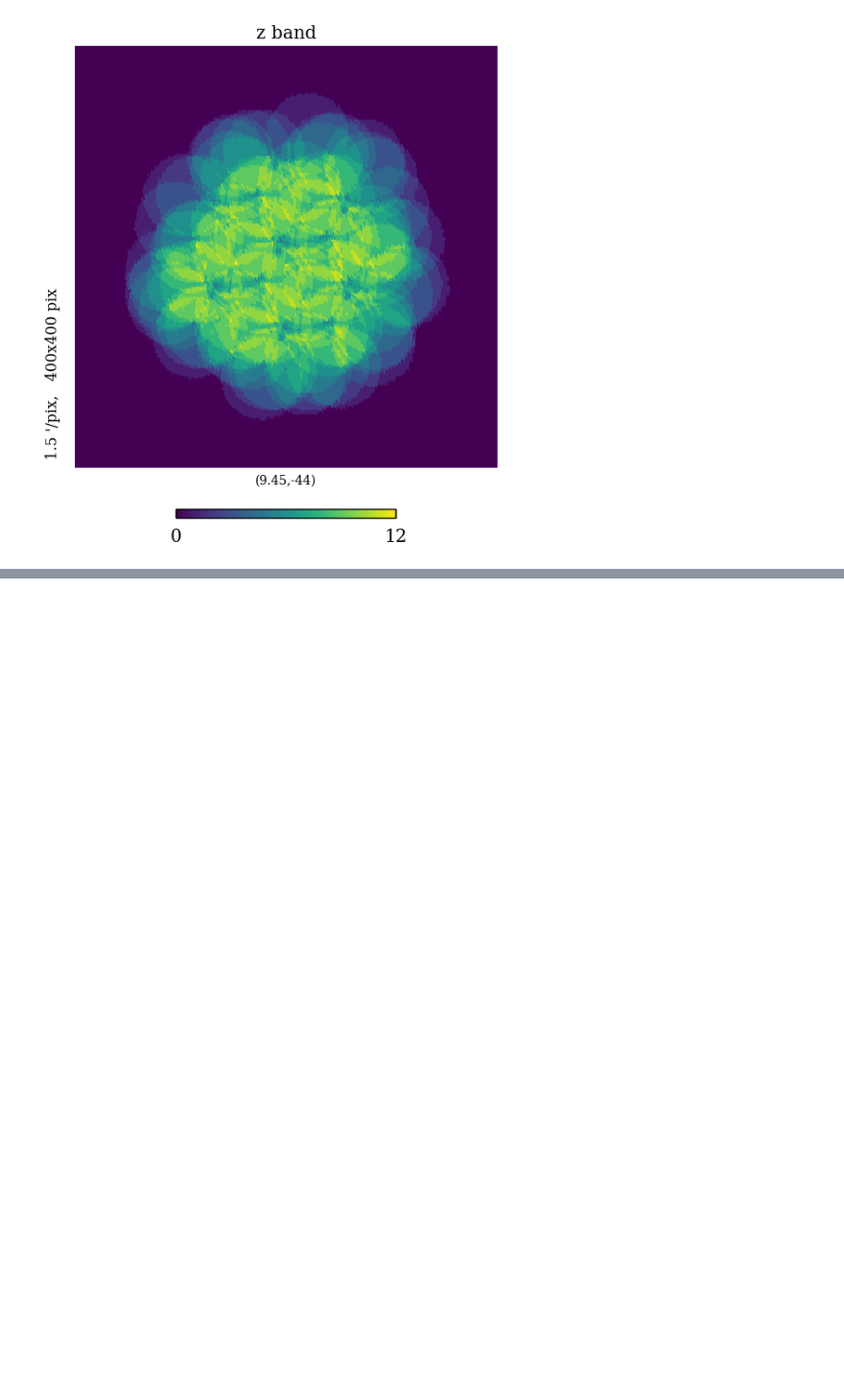
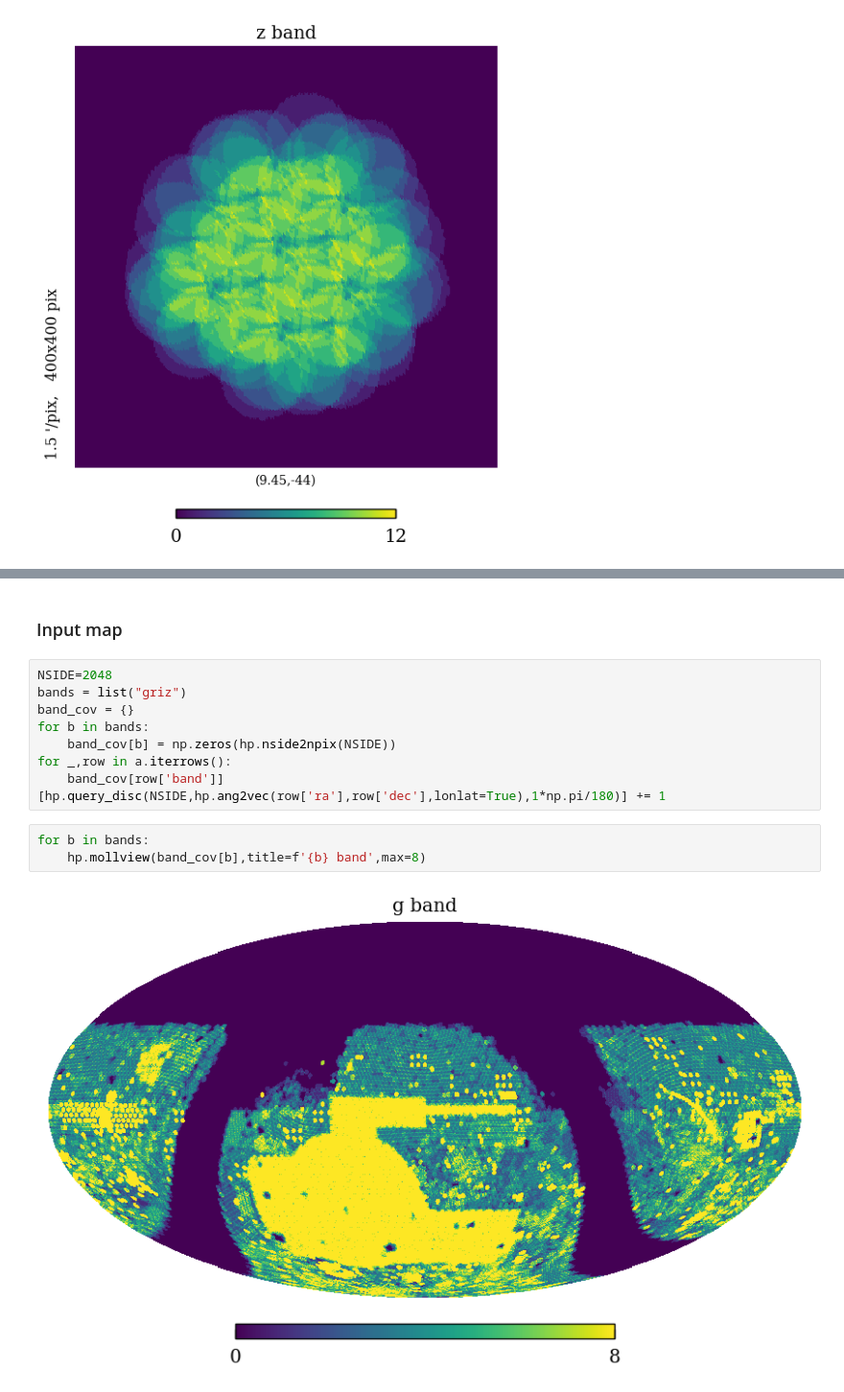
Before and after one commit to lsst-dm/decam_template_tools, a Jupyter notebook: endurance/notebooks/diagnostics.ipynb, the cells around one changed output, grey strips where cells are left out. Shown at 96% size. Drawn from its saved outputs; the diff is of its cells as text; blank space fills up the shorter version.

```diff
--- a/endurance/notebooks/diagnostics.ipynb
+++ b/endurance/notebooks/diagnostics.ipynb
@@ -136,2 +136,17 @@ for ax in axs[:,0]:
 # %% [output]
 [figure]
+# %% [markdown]
+### Input map
+# %%
+NSIDE=2048
+bands = list("griz")
+band_cov = {}
+for b in bands:
+    band_cov[b] = np.zeros(hp.nside2npix(NSIDE))
+for _,row in a.iterrows():
+    band_cov[row['band']][hp.query_disc(NSIDE,hp.ang2vec(row['ra'],row['dec'],lonlat=True),1*np.pi/180)] += 1
+# %%
+for b in bands:
+    hp.mollview(band_cov[b],title=f'{b} band',max=8)
+# %% [output]
+[figure, added]
```
Also changed, not shown: parts of 4 cells of this notebook, 7 other files.
